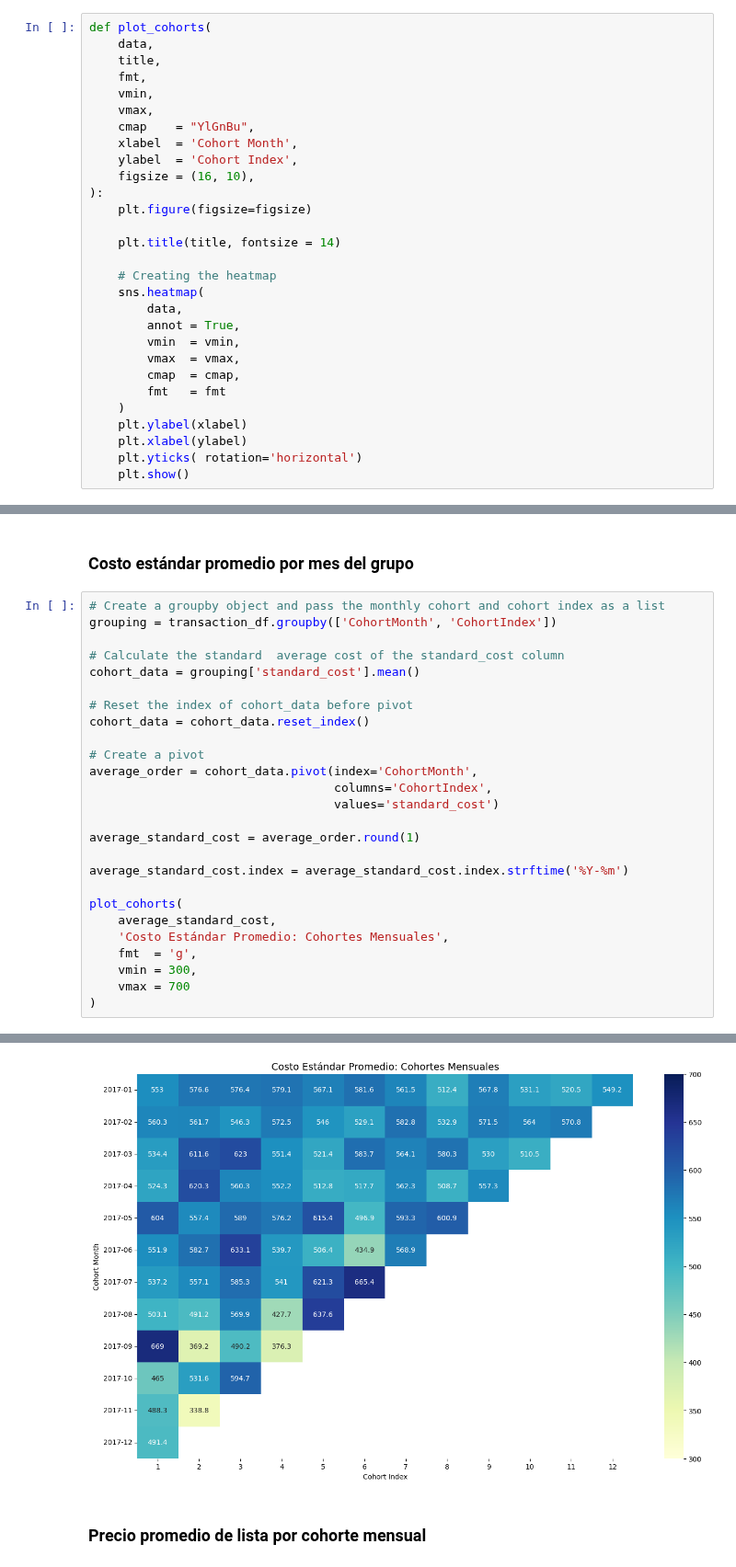
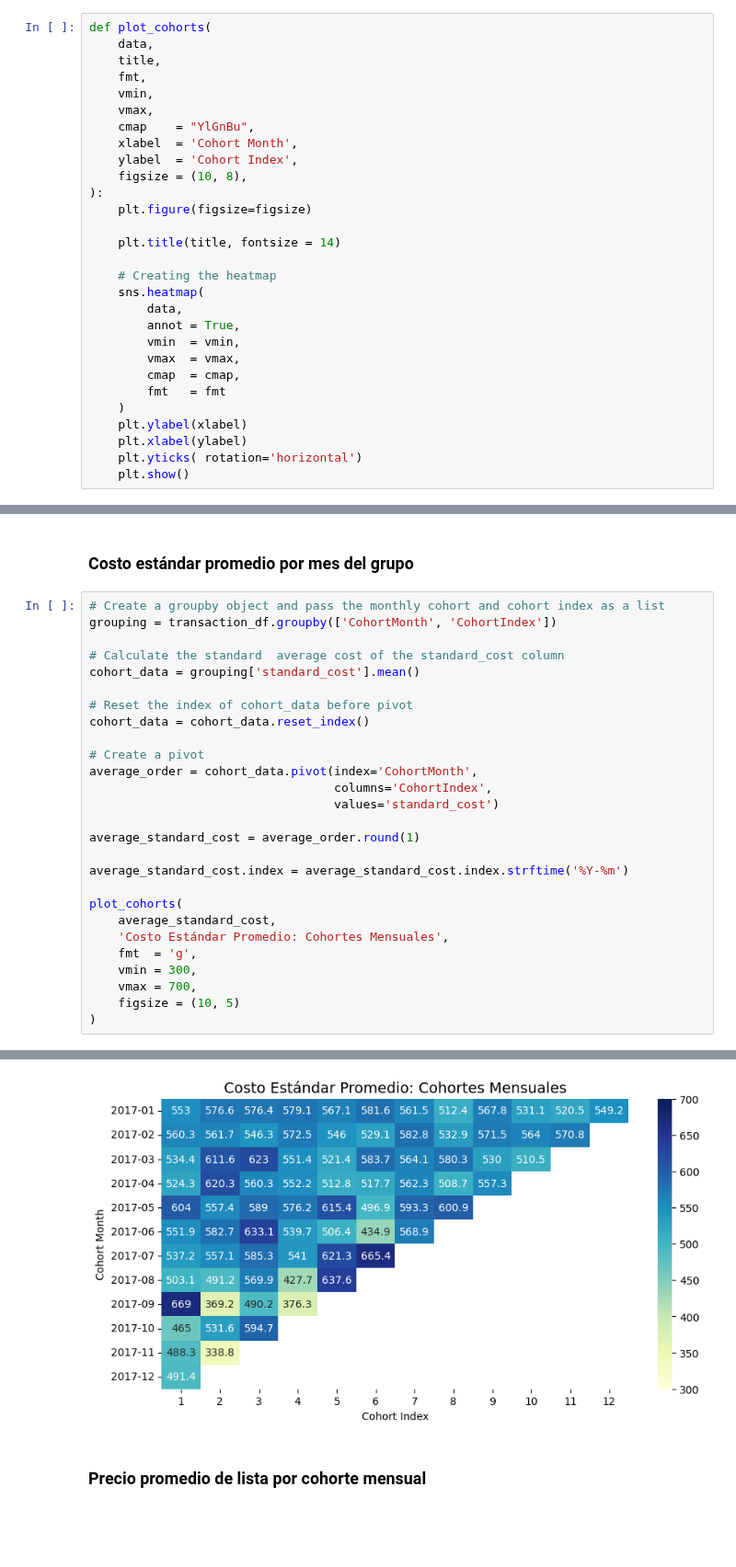
Before and after one commit to adrianmarino/cohorts, a Jupyter notebook: notebooks/example.ipynb, the cells around one changed output, grey strips where cells are left out. Shown at 92% size. Cells and saved outputs as stored; diff of their text form; blank space fills up the shorter version.

```diff
--- a/notebooks/example.ipynb
+++ b/notebooks/example.ipynb
@@ -17,7 +17,7 @@ def plot_cohorts(
     cmap    = "YlGnBu",
     xlabel  = 'Cohort Month',
     ylabel  = 'Cohort Index',
-    figsize = (16, 10),
+    figsize = (10, 8),
 ):
     plt.figure(figsize=figsize)
 
@@ -353,32 +332,33 @@ De manera similar, podemos realizar análisis de cohortes para otras matrices de
 # %%
 # Create a groupby object and pass the monthly cohort and cohort index as a list
 grouping = transaction_df.groupby(['CohortMonth', 'CohortIndex'])
 
 # Calculate the standard  average cost of the standard_cost column
 cohort_data = grouping['standard_cost'].mean()
 
 # Reset the index of cohort_data before pivot
 cohort_data = cohort_data.reset_index()
 
 # Create a pivot
 average_order = cohort_data.pivot(index='CohortMonth',
                                   columns='CohortIndex',
                                   values='standard_cost')
 
 average_standard_cost = average_order.round(1)
 
 average_standard_cost.index = average_standard_cost.index.strftime('%Y-%m')
 
 plot_cohorts(
     average_standard_cost,
     'Costo Estándar Promedio: Cohortes Mensuales',
     fmt  = 'g',
     vmin = 300,
-    vmax = 700
+    vmax = 700,
+    figsize = (10, 5)
 )
 # %% [output]
 [interactive output not drawn]
-[figure, old version]
+[figure, new version]
 # %% [markdown]
 ### Precio promedio de lista por cohorte mensual
 # %%
```
Also changed, not shown: parts of 12 cells of this notebook.
